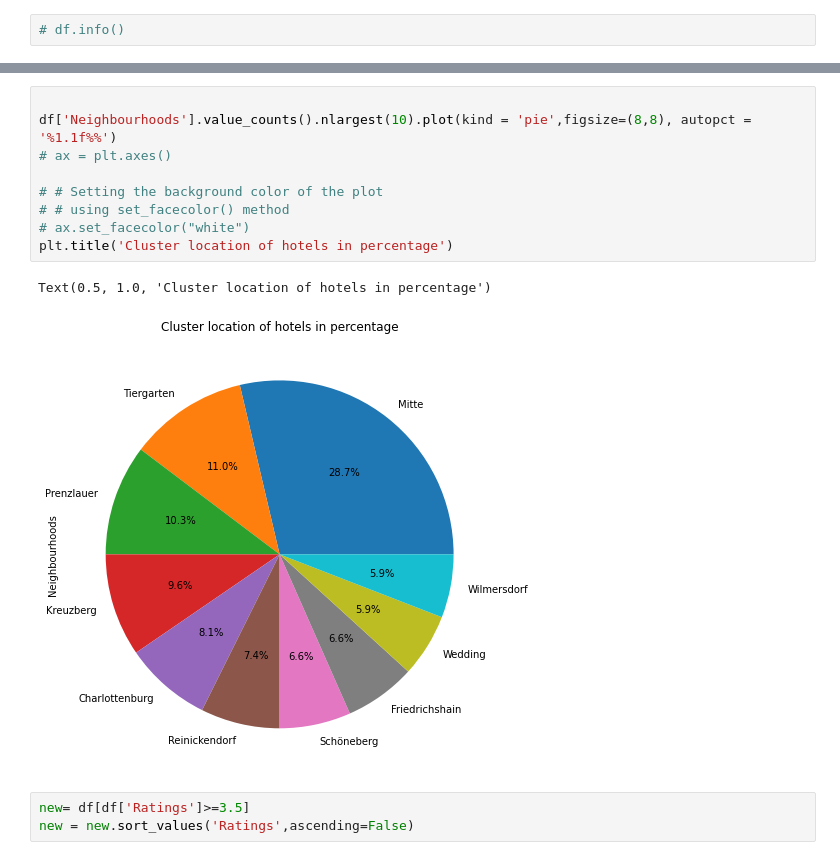
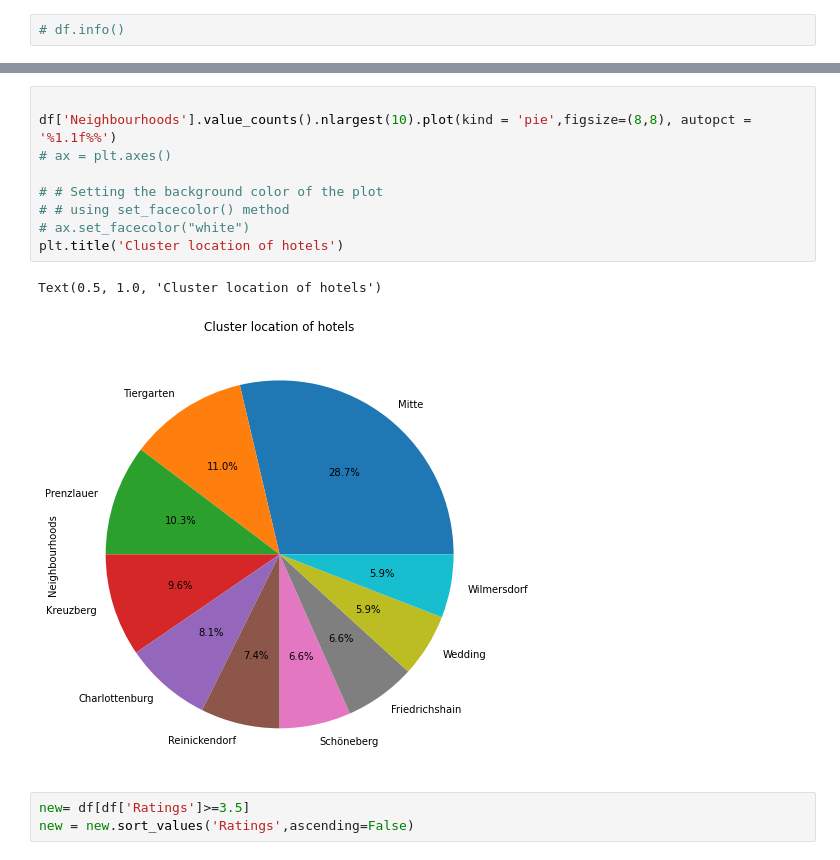
Before and after one commit to AndreaViviani89/1st-Build-Week, a Jupyter notebook: Hotelanalysis.ipynb, the cells around one changed output, grey strips where cells are left out. Cells and saved outputs as stored; diff of their text form.

```diff
--- a/Hotelanalysis.ipynb
+++ b/Hotelanalysis.ipynb
@@ -23,15 +23,15 @@ Text(0.5, 1.0, 'Location with most hotels')
 # %%
 
 df['Neighbourhoods'].value_counts().nlargest(10).plot(kind = 'pie',figsize=(8,8), autopct = '%1.1f%%')
 # ax = plt.axes()
 
 # # Setting the background color of the plot
 # # using set_facecolor() method
 # ax.set_facecolor("white")
-plt.title('Cluster location of hotels in percentage')
+plt.title('Cluster location of hotels')
 # %% [output]
-Text(0.5, 1.0, 'Cluster location of hotels in percentage')
+Text(0.5, 1.0, 'Cluster location of hotels')
-[figure, old version]
+[figure, new version]
 # %%
 new= df[df['Ratings']>=3.5]
 new = new.sort_values('Ratings',ascending=False)
```
Also changed, not shown: parts of 2 cells of this notebook, 1 other file.
